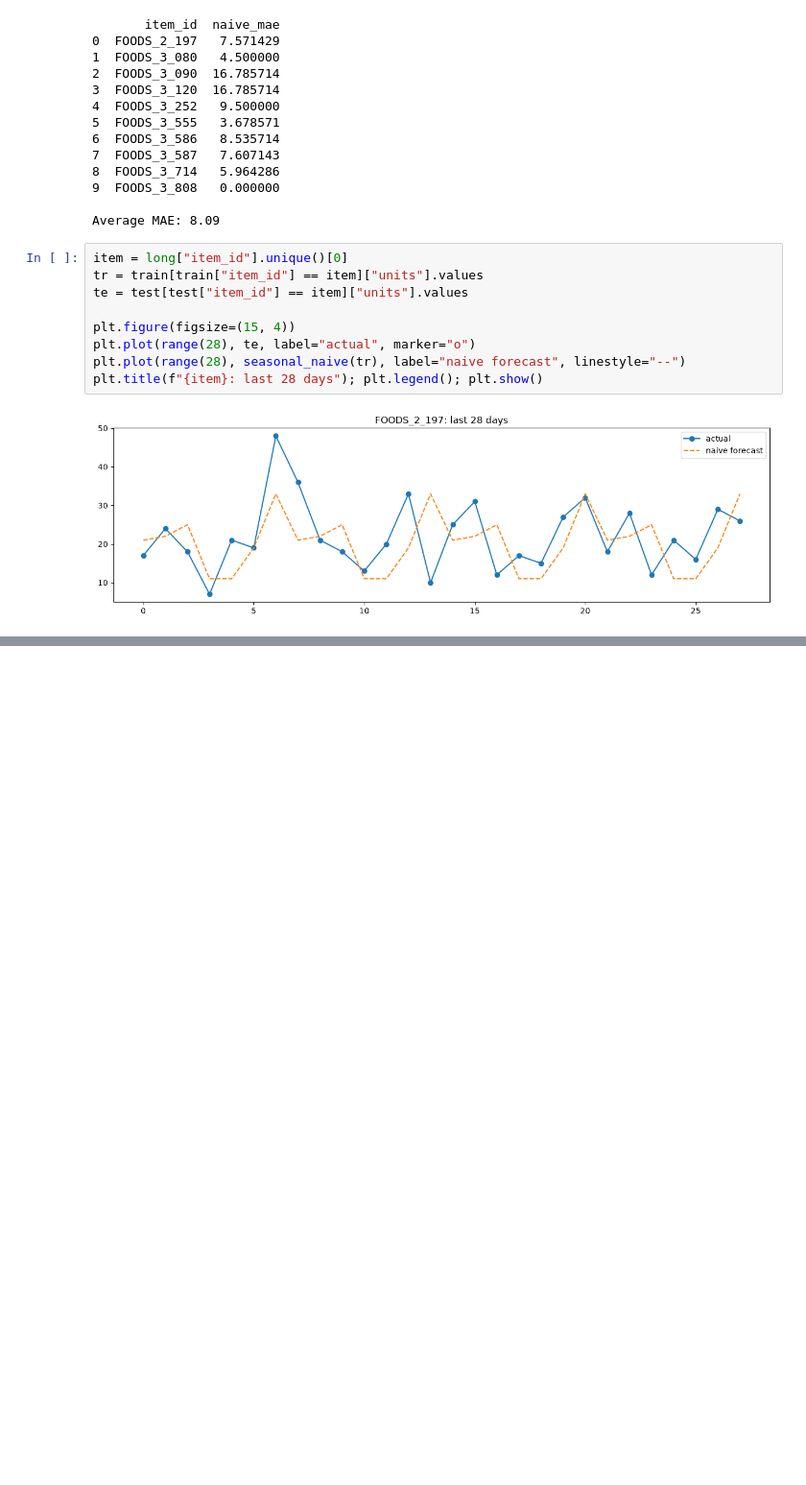
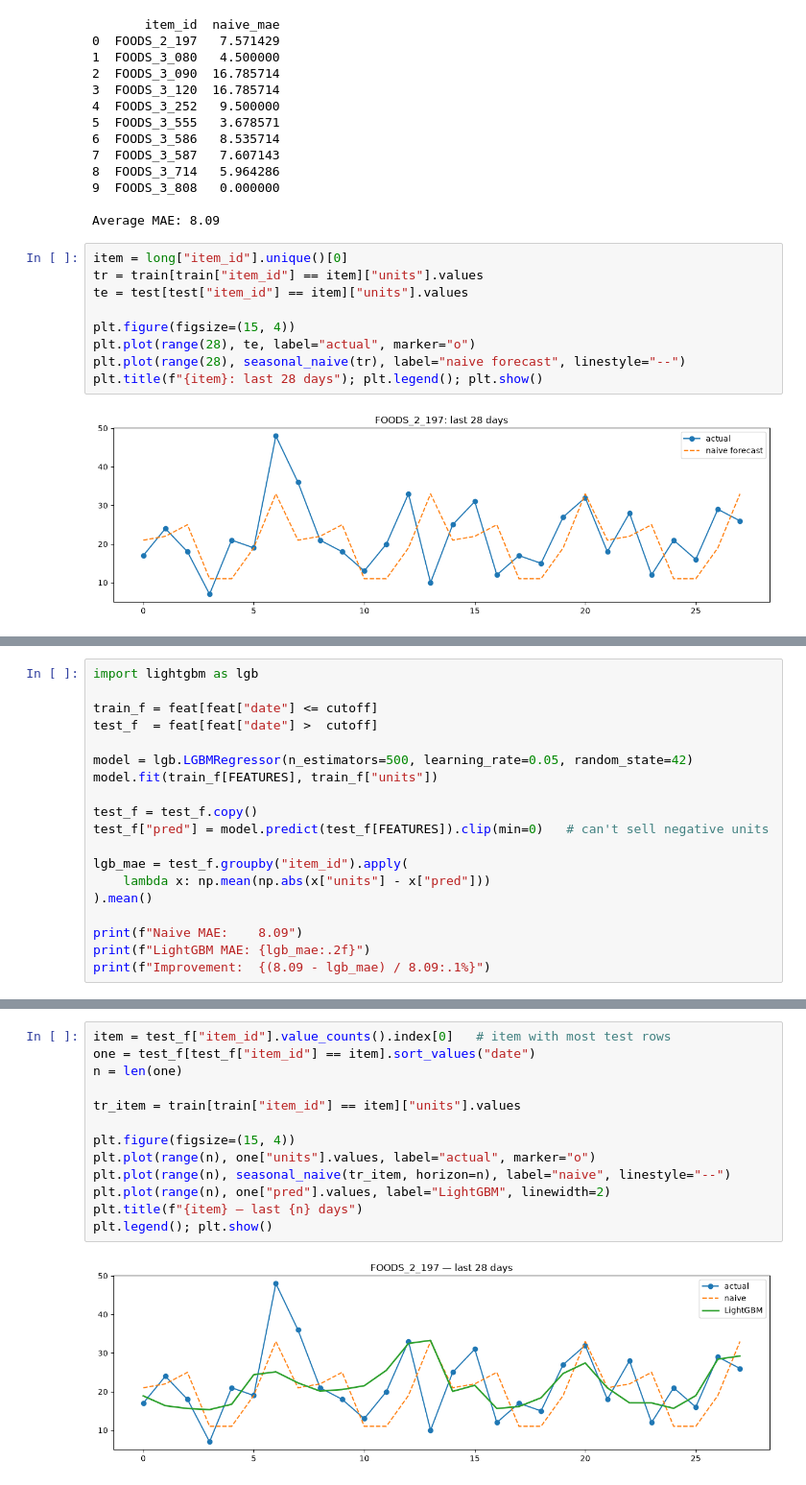
Before and after one commit to kianooo/demand-forecast, a Jupyter notebook: 02_modeling.ipynb, the cells around one changed output, grey strips where cells are left out. Shown at 96% size. Cells and saved outputs as stored; diff of their text form; blank space fills up the shorter version.

Commit message:
LightGBM beats seasonal naive baseline by 24.6% (MAE 6.10 VS 8.09)

```diff
--- a/02_modeling.ipynb
+++ b/02_modeling.ipynb
@@ -102,0 +136,19 @@ plt.title(f"{item}: last 28 days"); plt.legend(); plt.show()
+# %%
+import lightgbm as lgb
+
+train_f = feat[feat["date"] <= cutoff]
+test_f  = feat[feat["date"] >  cutoff]
+
+model = lgb.LGBMRegressor(n_estimators=500, learning_rate=0.05, random_state=42)
+model.fit(train_f[FEATURES], train_f["units"])
+
+test_f = test_f.copy()
+test_f["pred"] = model.predict(test_f[FEATURES]).clip(min=0)   # can't sell negative units
+
+lgb_mae = test_f.groupby("item_id").apply(
+    lambda x: np.mean(np.abs(x["units"] - x["pred"]))
+).mean()
+
+print(f"Naive MAE:    8.09")
+print(f"LightGBM MAE: {lgb_mae:.2f}")
+print(f"Improvement:  {(8.09 - lgb_mae) / 8.09:.1%}")
@@ -102,0 +165,15 @@ plt.title(f"{item}: last 28 days"); plt.legend(); plt.show()
+# %%
+item = test_f["item_id"].value_counts().index[0]   # item with most test rows
+one = test_f[test_f["item_id"] == item].sort_values("date")
+n = len(one)
+
+tr_item = train[train["item_id"] == item]["units"].values
+
+plt.figure(figsize=(15, 4))
+plt.plot(range(n), one["units"].values, label="actual", marker="o")
+plt.plot(range(n), seasonal_naive(tr_item, horizon=n), label="naive", linestyle="--")
+plt.plot(range(n), one["pred"].values, label="LightGBM", linewidth=2)
+plt.title(f"{item} — last {n} days")
+plt.legend(); plt.show()
+# %% [output]
+[figure, added]
```
Also changed, not shown: parts of 3 cells of this notebook.
